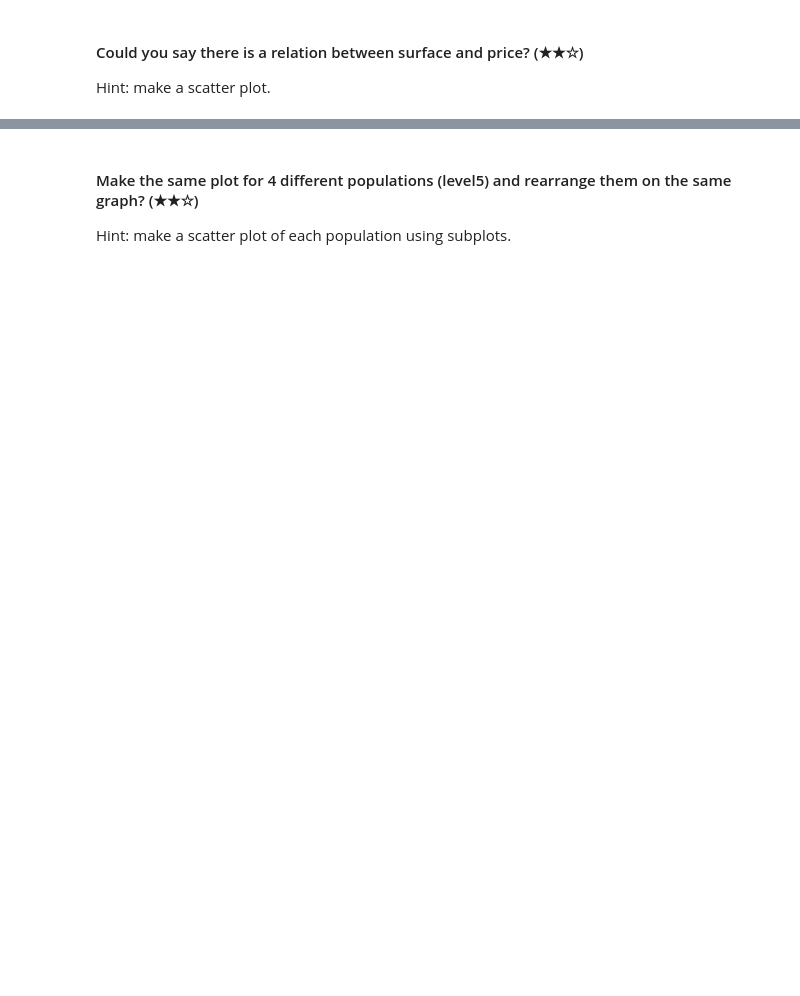
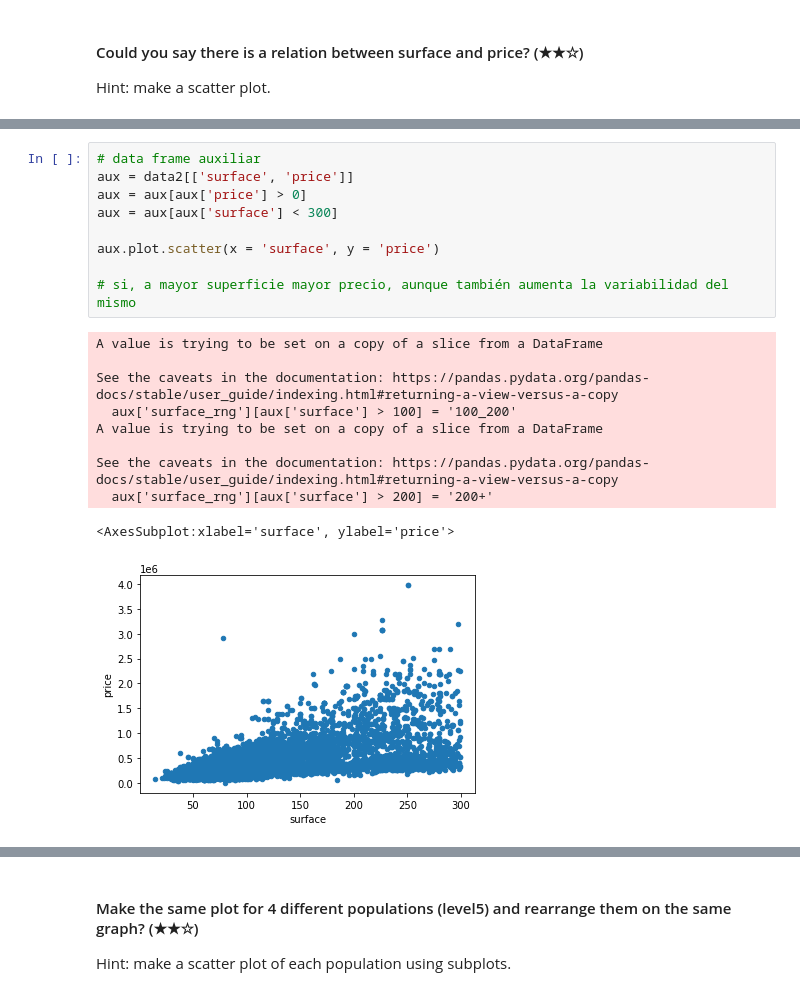
Before and after one commit to RominaGonella/Bootcamp_4Geeks, a Jupyter notebook: project.ipynb, the cells around one changed output, grey strips where cells are left out. Saved outputs shown, nothing was run; the diff lists cells and outputs as text; blank space fills up the shorter version.

```diff
--- a/project.ipynb
+++ b/project.ipynb
@@ -356,0 +237,20 @@ plt.scatter(aux['surface'], aux['price'])
+# %%
+# data frame auxiliar
+aux = data2[['surface', 'price']]
+aux = aux[aux['price'] > 0]
+aux = aux[aux['surface'] < 300]
+
+aux.plot.scatter(x = 'surface', y = 'price')
+
+# si, a mayor superficie mayor precio, aunque también aumenta la variabilidad del mismo
+# %% [output]
+A value is trying to be set on a copy of a slice from a DataFrame
+
+See the caveats in the documentation: https://pandas.pydata.org/pandas-docs/stable/user_guide/indexing.html#returning-a-view-versus-a-copy
+  aux['surface_rng'][aux['surface'] > 100] = '100_200'
+A value is trying to be set on a copy of a slice from a DataFrame
+
+See the caveats in the documentation: https://pandas.pydata.org/pandas-docs/stable/user_guide/indexing.html#returning-a-view-versus-a-copy
+  aux['surface_rng'][aux['surface'] > 200] = '200+'
+<AxesSubplot:xlabel='surface', ylabel='price'>
+[figure, added]
```
Also changed, not shown: parts of 24 cells of this notebook.
